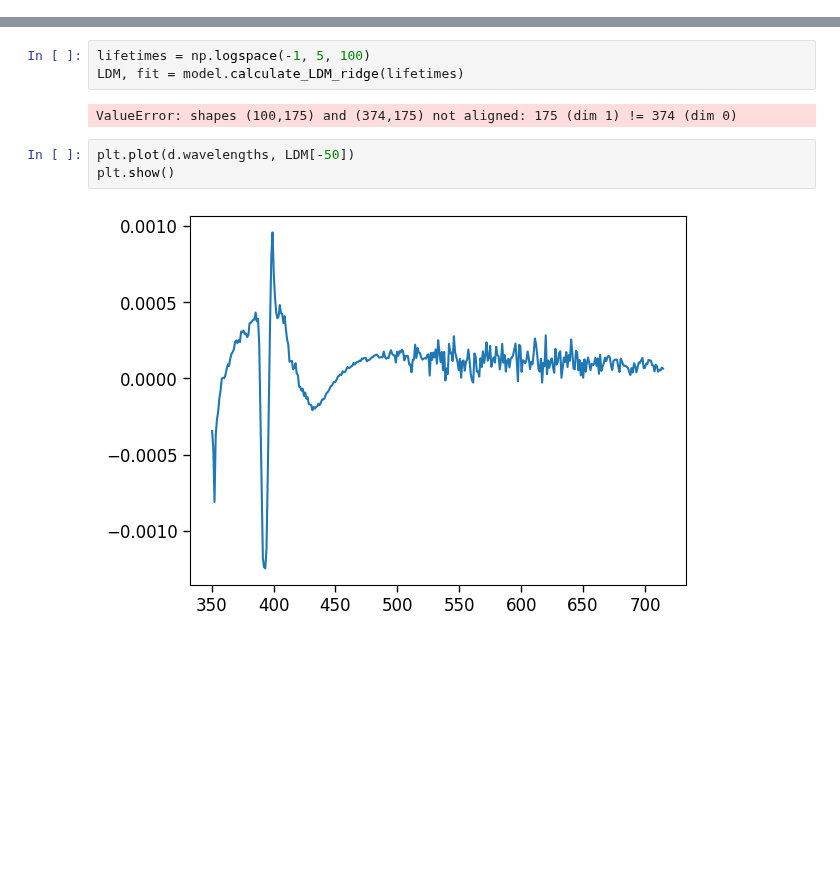
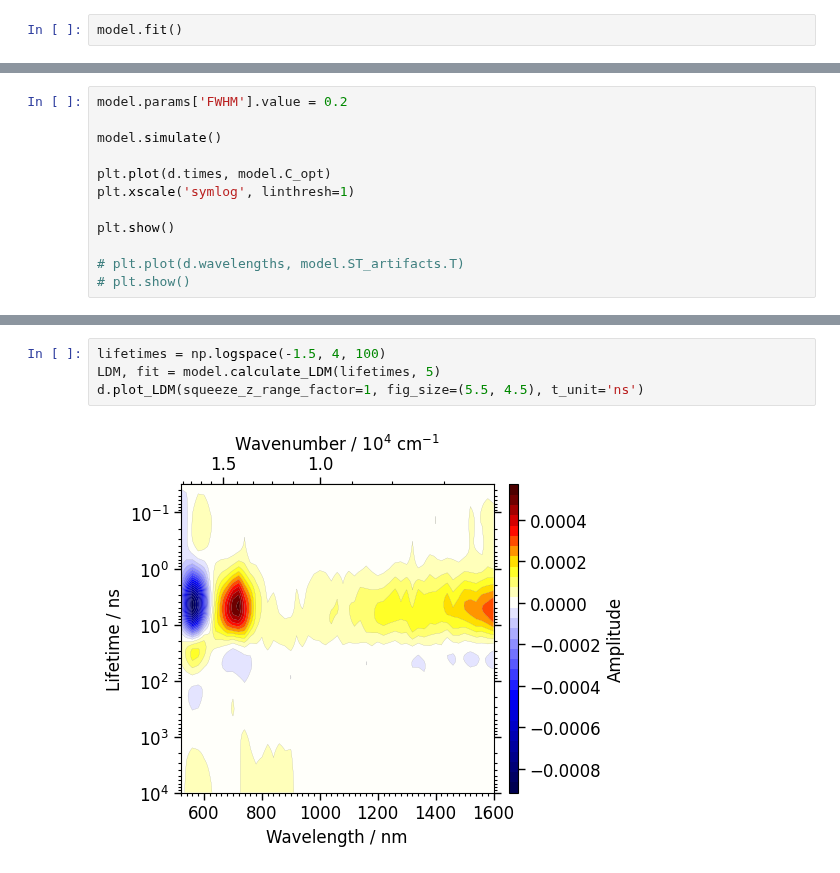
Before and after one commit to dmadea/pyTSA, a Jupyter notebook: pyTSA/test.ipynb, the cells around one changed output, grey strips where cells are left out. Saved outputs shown, nothing was run; the diff lists cells and outputs as text; blank space fills up the shorter version.

```diff
--- a/pyTSA/test.ipynb
+++ b/pyTSA/test.ipynb
@@ -30,0 +37,2 @@ Parameters
+# %%
+model.fit()
@@ -30,0 +63,12 @@ Parameters
+# %%
+model.params['FWHM'].value = 0.2
+
+model.simulate()
+
+plt.plot(d.times, model.C_opt)
+plt.xscale('symlog', linthresh=1)
+
+plt.show()
+
+# plt.plot(d.wavelengths, model.ST_artifacts.T)
+# plt.show()
@@ -31,10 +88,6 @@ Parameters
 # %%
-lifetimes = np.logspace(-1, 5, 100)
-LDM, fit = model.calculate_LDM_ridge(lifetimes)
+lifetimes = np.logspace(-1.5, 4, 100)
+LDM, fit = model.calculate_LDM(lifetimes, 5)
+d.plot_LDM(squeeze_z_range_factor=1, fig_size=(5.5, 4.5), t_unit='ns')
 # %% [output]
-ValueError: shapes (100,175) and (374,175) not aligned: 175 (dim 1) != 374 (dim 0)
+[figure, added]
-# %%
-plt.plot(d.wavelengths, LDM[-50])
-plt.show()
-# %% [output]
-[figure, removed]
```
Also changed, not shown: parts of 10 cells of this notebook, 4 other files.
